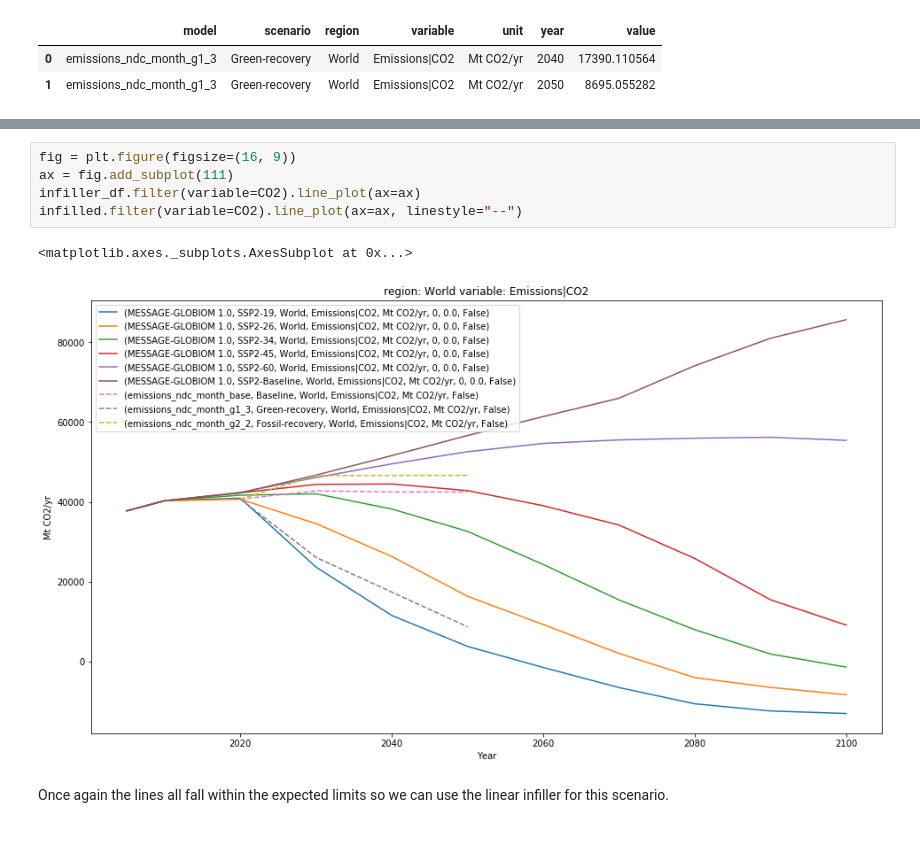
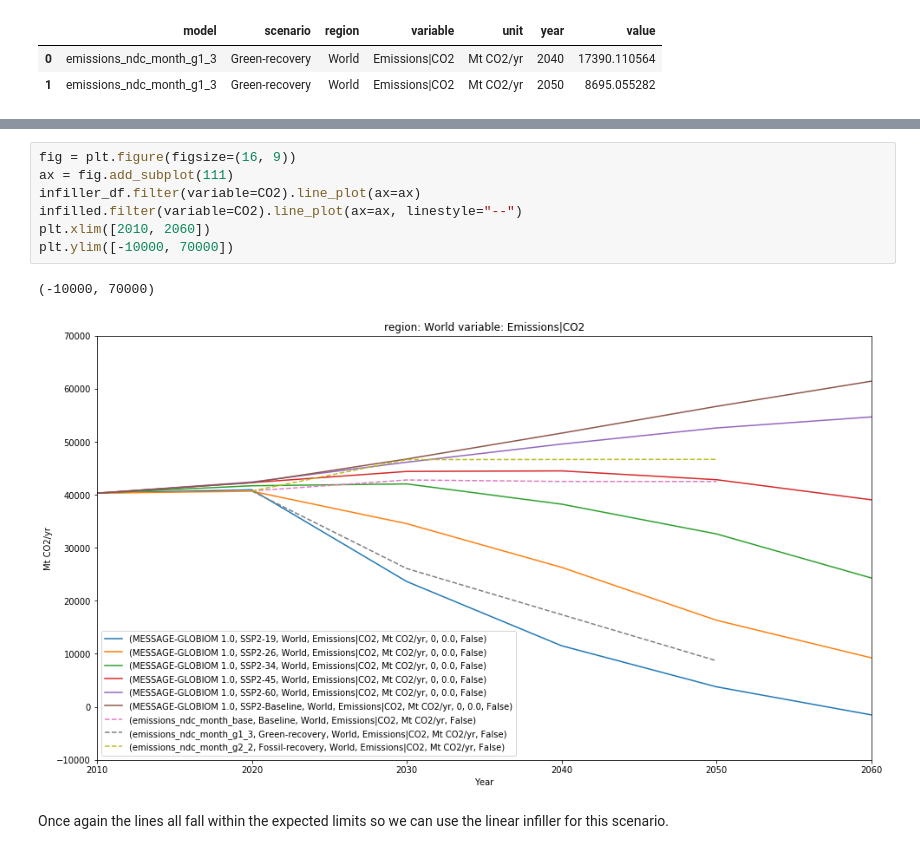
Before and after one commit to GranthamImperial/silicone_examples, a Jupyter notebook: notebooks/InfillingCovidResponse.ipynb, the cells around one changed output, grey strips where cells are left out. Saved outputs shown, nothing was run; the diff lists cells and outputs as text.

Commit message:
Added better diagrams

```diff
--- a/notebooks/InfillingCovidResponse.ipynb
+++ b/notebooks/InfillingCovidResponse.ipynb
@@ -323,11 +299,13 @@ infilled.timeseries()
 # %%
 fig = plt.figure(figsize=(16, 9))
 ax = fig.add_subplot(111)
 infiller_df.filter(variable=CO2).line_plot(ax=ax)
 infilled.filter(variable=CO2).line_plot(ax=ax, linestyle="--")
+plt.xlim([2010, 2060])
+plt.ylim([-10000, 70000])
 # %% [output]
-<matplotlib.axes._subplots.AxesSubplot at 0x...>
+(-10000, 70000)
-[figure, old version]
+[figure, new version]
 # %% [markdown]
 Once again the lines all fall within the expected limits so we can use the linear infiller for this scenario.
 # %%
```
Also changed, not shown: parts of 8 cells of this notebook.
